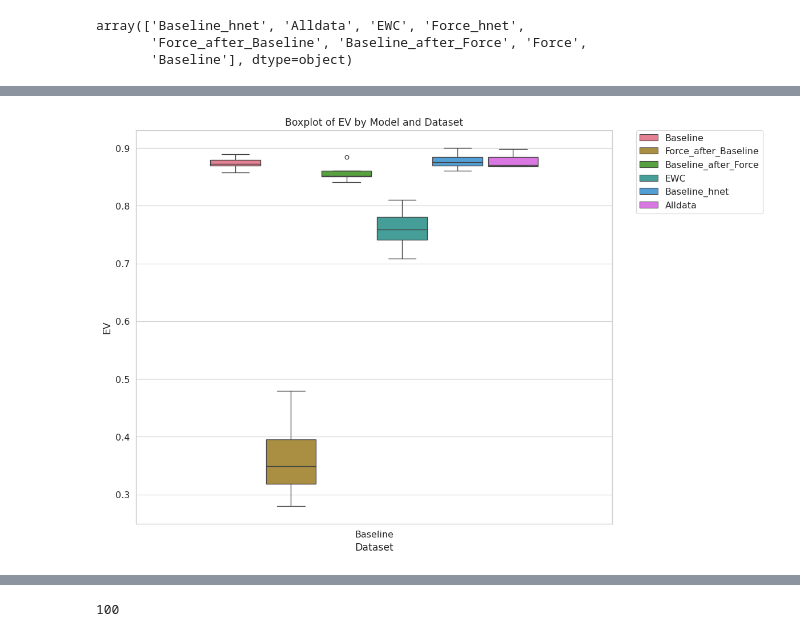
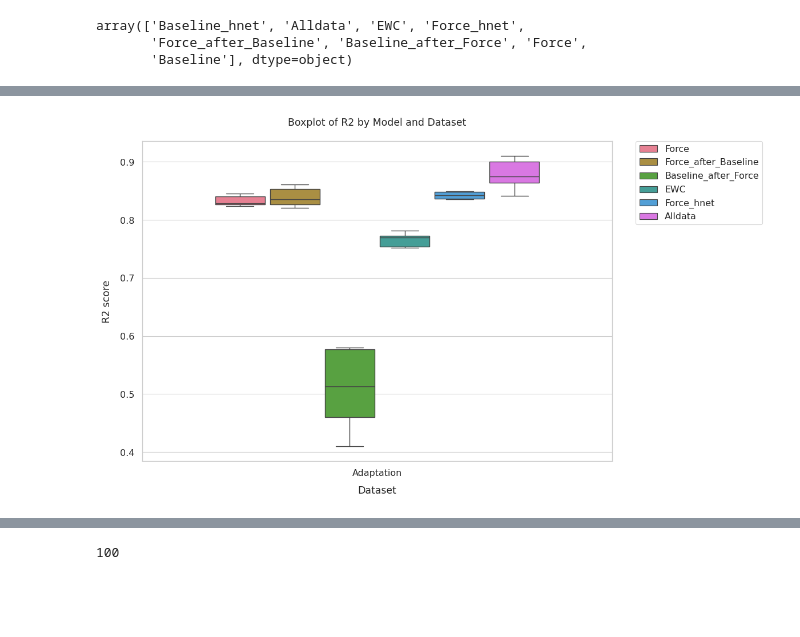
Before and after one commit to nereaiscamu/CL_UpperLimb_Control, a Jupyter notebook: Notebooks/Task1_Analysis.ipynb, the cells around one changed output, grey strips where cells are left out. Drawn from its saved outputs; the diff is of its cells as text; code cells hidden in the pictures; blank space fills up the shorter version.

```diff
--- a/Notebooks/Task1_Analysis.ipynb
+++ b/Notebooks/Task1_Analysis.ipynb
@@ -262,34 +382,36 @@ def adjust_box_widths(g, fac):
 # %%
 import seaborn as sns
 import matplotlib.pyplot as plt
 
 # Define the order of hue categories based on the order of models
-hue_order = ['Baseline', 'Force_after_Baseline', 'Baseline_after_Force', 'EWC', 'Baseline_hnet', 'Alldata']
+hue_order = [ 'Force','Force_after_Baseline',
+             'Baseline_after_Force','EWC',
+             'Force_hnet', 'Alldata']  # Add other model names in the desired order
 
+set_plot_style()
 # Define a custom color palette for better differentiation
 custom_palette = sns.color_palette("husl", len(hue_order))
 
 # Set style and context for better aesthetics
 sns.set(style="whitegrid")
 sns.set_context("paper", font_scale=1.3)
 
 # Create the boxplot
-fig = plt.figure(figsize=(12, 8))  # Adjust the figure size as needed
-sns.boxplot(x='Dataset', y='EV', hue='Model', data=results_df_baseline,
-            hue_order=hue_order, palette=custom_palette, dodge=0.8, width=0.7)
+fig = plt.figure(figsize=(12, 7))  # Adjust the figure size as needed
+sns.boxplot(x='Dataset', y='R2', hue = 'Model', data=results_df_adaptation, hue_order = hue_order, palette=custom_palette, dodge=0.8, width=0.7)
 
 # Adjust legend position
 plt.legend(bbox_to_anchor=(1.05, 1), loc=2, borderaxespad=0.)
 
 # Add a title and labels
-plt.title('Boxplot of EV by Model and Dataset')
+plt.title('Boxplot of R2 by Model and Dataset')
 #plt.xlabel('Model')
-plt.ylabel('EV')
+plt.ylabel('R2 score')
 
 # Show plot
 plt.tight_layout()
 adjust_box_widths(fig, 0.9)
 
 plt.show()
 # %% [output]
-[figure, old version]
+[figure, new version]
```
Also changed, not shown: parts of 7 cells of this notebook, 1 other file.
